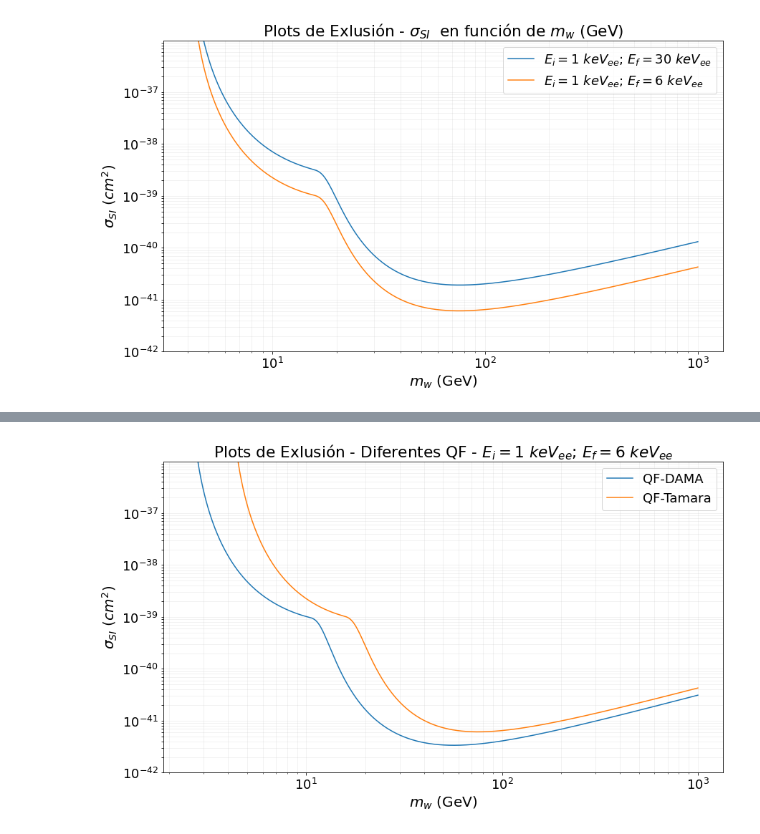
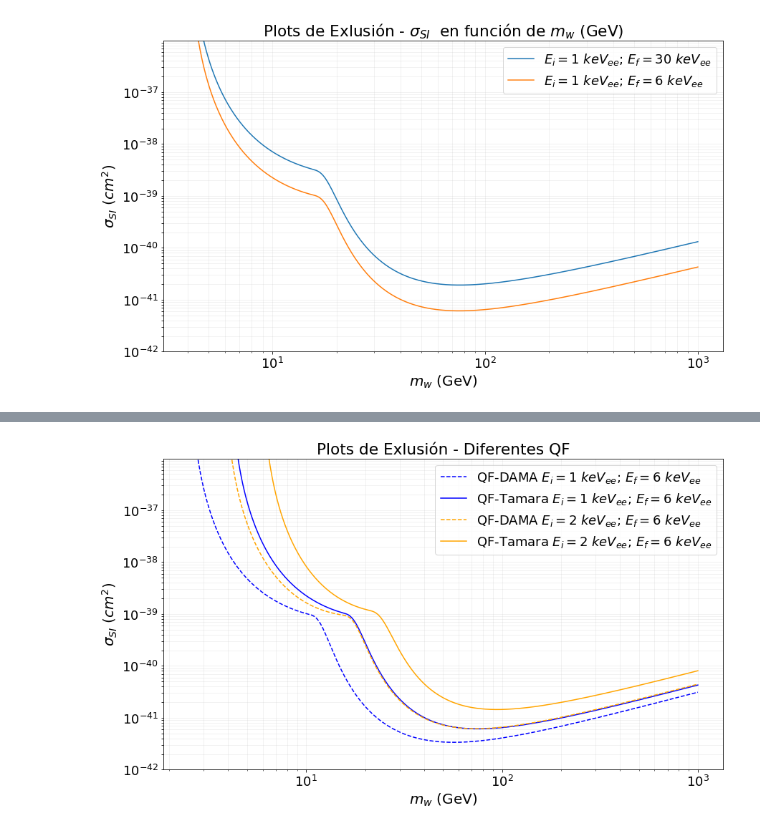
Before and after one commit to 716292-bbm/TFG, a Jupyter notebook: GIT/TFG_Plots_exc_param.ipynb, the cells around one changed output, grey strips where cells are left out. Drawn from its saved outputs; the diff is of its cells as text; code cells hidden in the pictures.

```diff
--- a/GIT/TFG_Plots_exc_param.ipynb
+++ b/GIT/TFG_Plots_exc_param.ipynb
@@ -90,4 +295,5 @@ ax.grid(which='both', linestyle='-', alpha=0.2)
 # %%
+
 from matplotlib.ticker import LogLocator, LogFormatter
 from matplotlib.ticker import FuncFormatter
 timeMax=72.9
@@ -98,11 +304,12 @@ mW_min=0.1 #masa wimp minima en GeV
 mW_max=3
 
 mWs=np.logspace(mW_min,mW_max,num=1000,endpoint=True)
-
+plt.ion()
 plt.figure(figsize=(14, 8))
 ax = plt.subplot()
 
 #Calculamos función Ritmo teorico
+
 
 Ei=1
 Ef=6
@@ -113,10 +320,8 @@ masa_exposicion=calcula_m_exposicion()
 ritmo_comp=integral_exp(Ei,Ef,masa_exposicion,tiempo_exposicion)
 sigma_sis=np.array([(ritmo_comp/(totalRate_NaI_ee_DAMA(Ei,Ef,timeAvg,a,1)*masa_exposicion*tiempo_exposicion/365)) for a in mWs])
 
-ax.plot(mWs,sigma_sis,label="QF-DAMA")
 
-Ei=1
-Ef=6
+ax.plot(mWs,sigma_sis,c='blue',ls='--',label="QF-DAMA"+" $E_i=$"+f"{Ei}"+" $keV_{ee}$; $E_f=$"+f"{Ef}"+" $keV_{ee}$")
 
 tiempo_exposicion=calcula_t_exposicion()
 masa_exposicion=calcula_m_exposicion()
@@ -124,33 +329,56 @@ masa_exposicion=calcula_m_exposicion()
 ritmo_comp=integral_exp(Ei,Ef,masa_exposicion,tiempo_exposicion)
 sigma_sis=np.array([(ritmo_comp/(totalRate_NaI_ee(Ei,Ef,timeAvg,a,1)*masa_exposicion*tiempo_exposicion/365)) for a in mWs])
 
-ax.plot(mWs,sigma_sis,label="QF-Tamara")
+ax.plot(mWs,sigma_sis,c='blue',label="QF-Tamara"+" $E_i=$"+f"{Ei}"+" $keV_{ee}$; $E_f=$"+f"{Ef}"+" $keV_{ee}$")
+
+Ei=2
+Ef=6
+
+tiempo_exposicion=calcula_t_exposicion()
+masa_exposicion=calcula_m_exposicion()
+
+ritmo_comp=integral_exp(Ei,Ef,masa_exposicion,tiempo_exposicion)
+sigma_sis=np.array([(ritmo_comp/(totalRate_NaI_ee_DAMA(Ei,Ef,timeAvg,a,1)*masa_exposicion*tiempo_exposicion/365)) for a in mWs])
+
+
+ax.plot(mWs,sigma_sis,c='orange',ls='--',label="QF-DAMA"+" $E_i=$"+f"{Ei}"+" $keV_{ee}$; $E_f=$"+f"{Ef}"+" $keV_{ee}$")
+
+tiempo_exposicion=calcula_t_exposicion()
+masa_exposicion=calcula_m_exposicion()
+
+ritmo_comp=integral_exp(Ei,Ef,masa_exposicion,tiempo_exposicion)
+sigma_sis=np.array([(ritmo_comp/(totalRate_NaI_ee(Ei,Ef,timeAvg,a,1)*masa_exposicion*tiempo_exposicion/365)) for a in mWs])
+
+ax.plot(mWs,sigma_sis,c='orange',label="QF-Tamara"+" $E_i=$"+f"{Ei}"+" $keV_{ee}$; $E_f=$"+f"{Ef}"+" $keV_{ee}$")
+
+
+
 ax.legend()
-ax.set_title(r'Plots de Exlusión - Diferentes QF - $E_i=1$ $keV_{ee}$; $E_f=6$ $keV_{ee}$')
+ax.set_title(r'Plots de Exlusión - Diferentes QF')
 ax.set_ylabel(r'$\sigma_{SI}$ $(cm^2)$',fontsize=20)
 ax.set_xlabel(r'$m_w$ (GeV)',fontsize=20)
 
 ax.set_yscale("log")
 ax.set_xscale("log")
 
 y_sup=1e-36
 y_inf=1e-42
 
 ax.set_ylim(y_inf,y_sup)
 
 exp_min = int(np.floor(np.log10(y_inf)))
 exp_max = int(np.ceil(np.log10(y_sup)))
 exps = np.arange(exp_min, exp_max)
 
 
 all_ticks = []
 for e in exps:
     decade = (np.arange(1, 10) * (10.0**e)).tolist()
     all_ticks.extend(decade)
 all_ticks = np.array(all_ticks)
 
 ax.set_yticks(all_ticks)
 
 ax.grid(which='both', linestyle='-', alpha=0.2)
 # %% [output]
-[figure, old version]
+[figure, new version]
```
Also changed, not shown: parts of 4 cells of this notebook, 4 other files.
